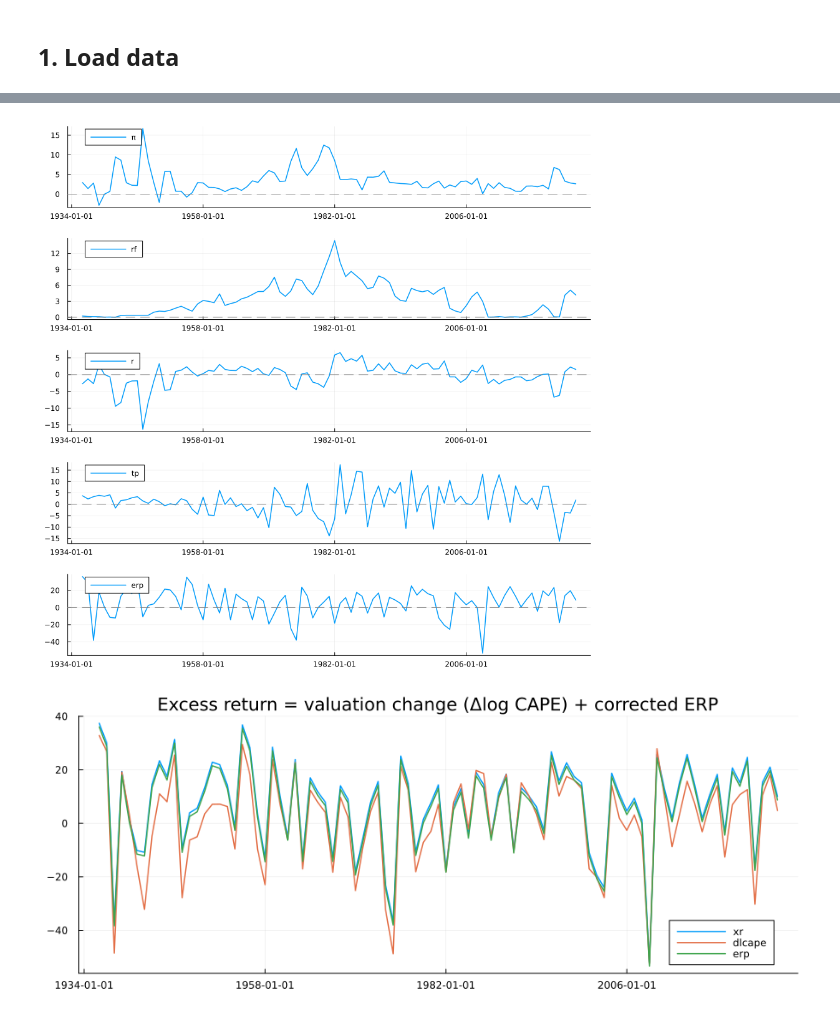
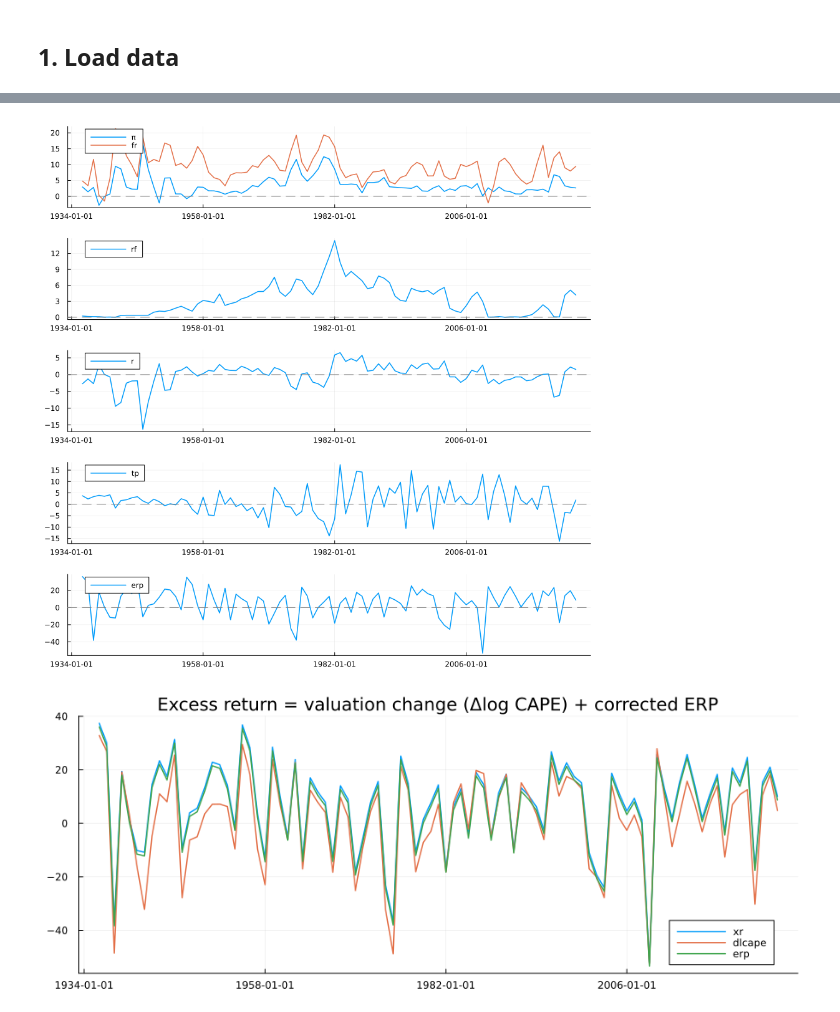
Before and after one commit to msz13/MacroFinanceScenarios, a Jupyter notebook: analisys/Ibbotson-Sinquefield-SimulationModel/issm_eda.ipynb, the cells around one changed output, grey strips where cells are left out. Saved outputs shown, nothing was run; the diff lists cells and outputs as text; code cells hidden in the pictures.

```diff
--- a/analisys/Ibbotson-Sinquefield-SimulationModel/issm_eda.ipynb
+++ b/analisys/Ibbotson-Sinquefield-SimulationModel/issm_eda.ipynb
@@ -80,8 +82,8 @@ first(DataFrame(data), 5)
 # %%
-plot(data[:π, :rf, :r, :tp, :erp]; layout = (5, 1), size = (900, 900), legend = :topleft, lw = 1.5)
+plot(data[:π, :rf, :r, :tp, :erp, :fr]; layout = (5, 1), size = (900, 900), legend = :topleft, lw = 1.5)
 hline!(zeros(1, 5); color = :gray, ls = :dash, label = "")
 # %% [output]
-[figure, old version]
+[figure, new version]
 # %%
 plot(data[:xr, :dlcape, :erp]; size = (900, 350), lw = 1.5,
      title = "Excess return = valuation change (Δlog CAPE) + corrected ERP")
```
Also changed, not shown: parts of 15 cells of this notebook, 3 other files.
